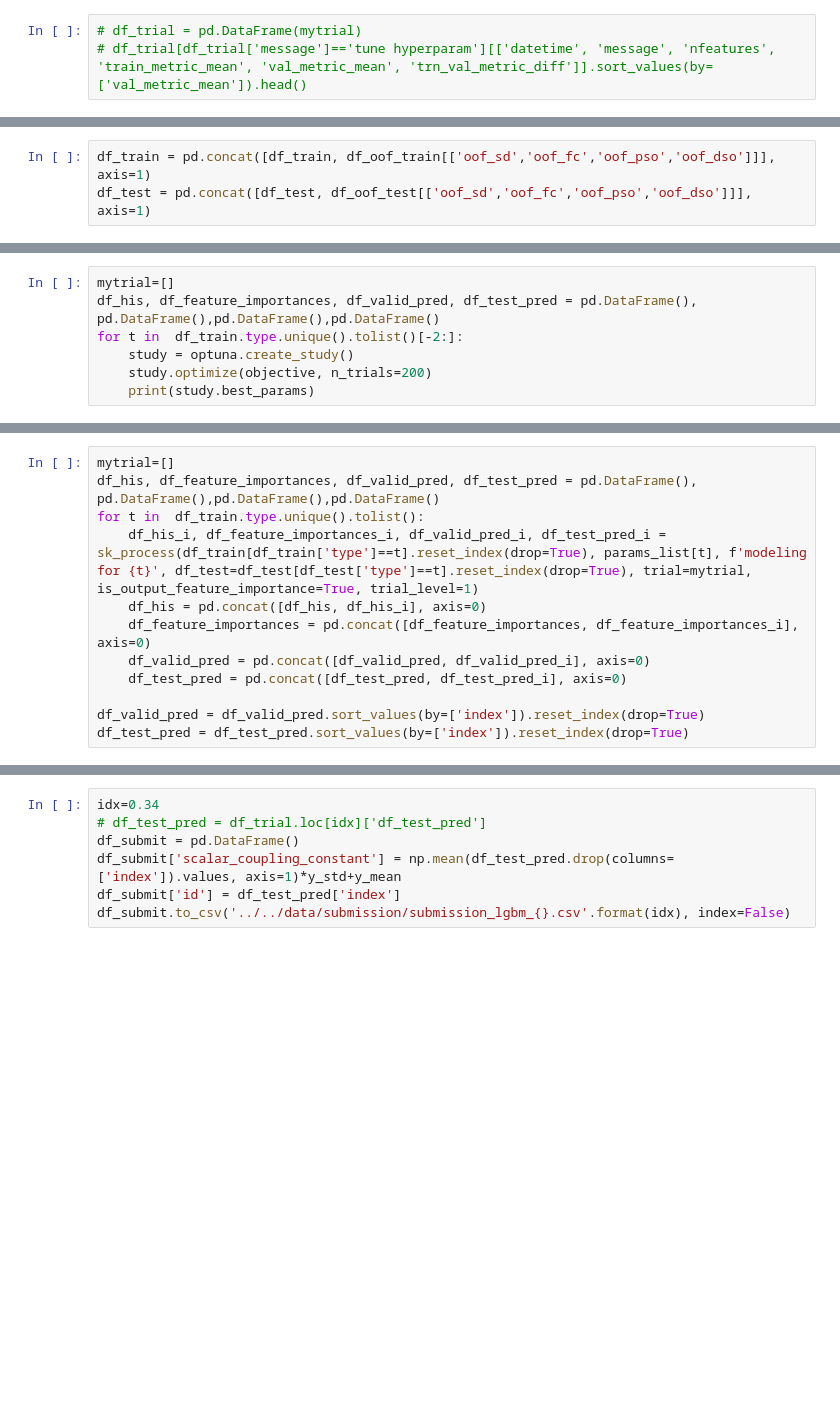
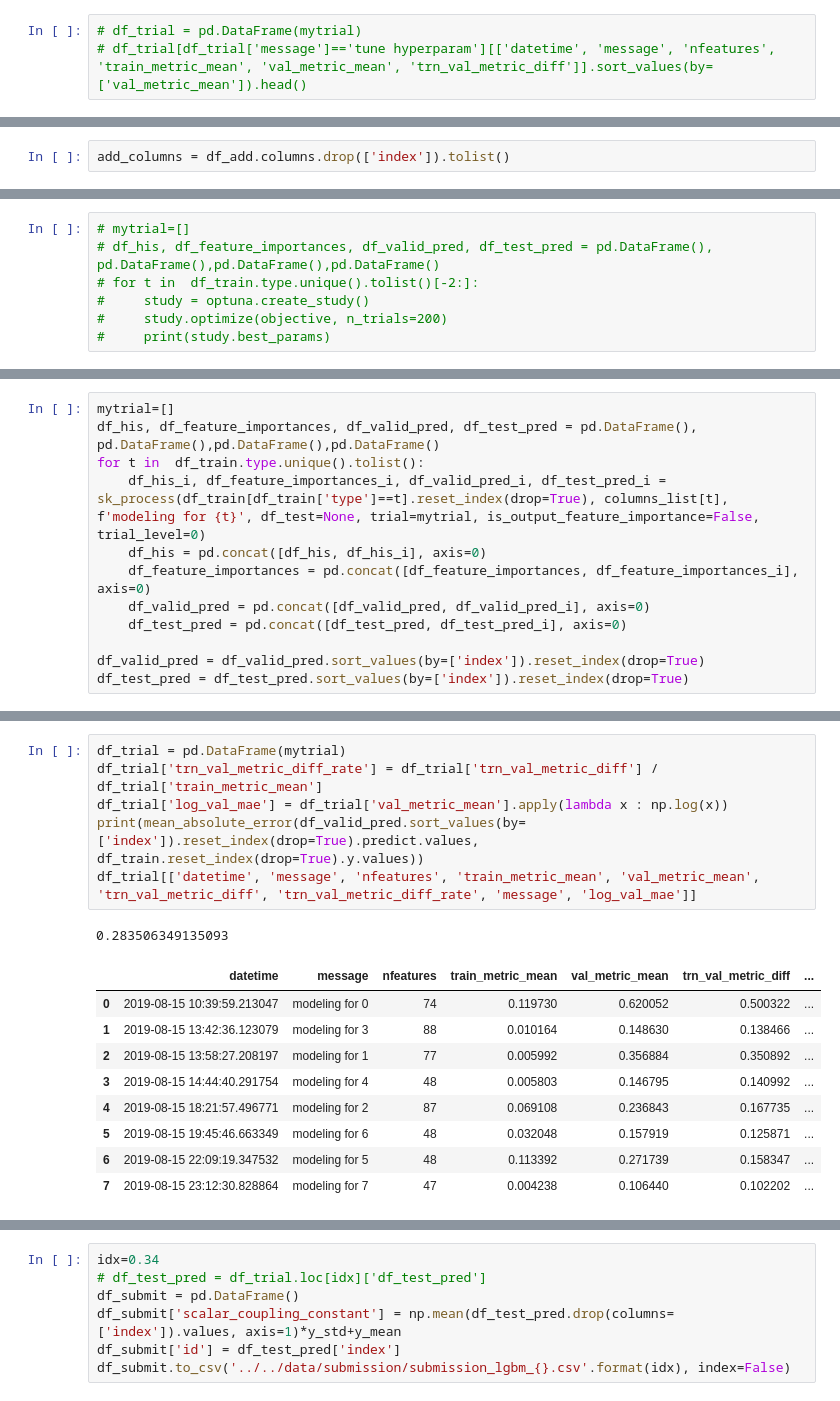
Before and after one commit to arhow/MolecularProperties, a Jupyter notebook: molecularproperties/select_features/process-queue-oof-scalar_coupling_constant2.ipynb, the cells around one changed output, grey strips where cells are left out. Drawn from its saved outputs; the diff is of its cells as text; blank space fills up the shorter version.

```diff
--- a/molecularproperties/select_features/process-queue-oof-scalar_coupling_constant2.ipynb
+++ b/molecularproperties/select_features/process-queue-oof-scalar_coupling_constant2.ipynb
@@ -269 +415,3 @@ oof_file_folder =  '../../data/oof'
+# %%
+add_columns = df_add.columns.drop(['index']).tolist()
 # %%
@@ -280,3 +432,0 @@ for f in [f for f in os.listdir(oof_file_folder) if f.startswith('lgbm')]:
-# %%
-df_train = pd.concat([df_train, df_oof_train[['oof_sd','oof_fc','oof_pso','oof_dso']]], axis=1)
-df_test = pd.concat([df_test, df_oof_test[['oof_sd','oof_fc','oof_pso','oof_dso']]], axis=1)
@@ -292,7 +444,7 @@ columns_list = [{'columns': ['oof_fc','cos_center1', 'adC3', 'dist_H_4_y', 'inv_
 # %%
-mytrial=[]
-df_his, df_feature_importances, df_valid_pred, df_test_pred = pd.DataFrame(), pd.DataFrame(),pd.DataFrame(),pd.DataFrame()
-for t in  df_train.type.unique().tolist()[-2:]:
-    study = optuna.create_study()
-    study.optimize(objective, n_trials=200)
-    print(study.best_params)
+# mytrial=[]
+# df_his, df_feature_importances, df_valid_pred, df_test_pred = pd.DataFrame(), pd.DataFrame(),pd.DataFrame(),pd.DataFrame()
+# for t in  df_train.type.unique().tolist()[-2:]:
+#     study = optuna.create_study()
+#     study.optimize(objective, n_trials=200)
+#     print(study.best_params)
@@ -353,7 +468,7 @@ for param, model_init in zip(columns_list, param_model_init_list):
 mytrial=[]
 df_his, df_feature_importances, df_valid_pred, df_test_pred = pd.DataFrame(), pd.DataFrame(),pd.DataFrame(),pd.DataFrame()
 for t in  df_train.type.unique().tolist():
-    df_his_i, df_feature_importances_i, df_valid_pred_i, df_test_pred_i =  sk_process(df_train[df_train['type']==t].reset_index(drop=True), params_list[t], f'modeling for {t}', df_test=df_test[df_test['type']==t].reset_index(drop=True), trial=mytrial, is_output_feature_importance=True, trial_level=1)
+    df_his_i, df_feature_importances_i, df_valid_pred_i, df_test_pred_i =  sk_process(df_train[df_train['type']==t].reset_index(drop=True), columns_list[t], f'modeling for {t}', df_test=None, trial=mytrial, is_output_feature_importance=False, trial_level=0)
     df_his = pd.concat([df_his, df_his_i], axis=0)
     df_feature_importances = pd.concat([df_feature_importances, df_feature_importances_i], axis=0)
     df_valid_pred = pd.concat([df_valid_pred, df_valid_pred_i], axis=0)
@@ -364 +489,18 @@ df_test_pred = df_test_pred.sort_values(by=['index']).reset_index(drop=True)
+# %%
+df_trial = pd.DataFrame(mytrial)
+df_trial['trn_val_metric_diff_rate'] = df_trial['trn_val_metric_diff'] / df_trial['train_metric_mean']
+df_trial['log_val_mae'] = df_trial['val_metric_mean'].apply(lambda x : np.log(x))
+print(mean_absolute_error(df_valid_pred.sort_values(by=['index']).reset_index(drop=True).predict.values, df_train.reset_index(drop=True).y.values))
+df_trial[['datetime', 'message', 'nfeatures', 'train_metric_mean', 'val_metric_mean', 'trn_val_metric_diff', 'trn_val_metric_diff_rate', 'message', 'log_val_mae']]
+# %% [output]
+0.283506349135093
+|  | datetime | message | nfeatures | train_metric_mean | val_metric_mean | trn_val_metric_diff | ... |
+| 0 | 2019-08-15 10:39:59.213047 | modeling for 0 | 74 | 0.119730 | 0.620052 | 0.500322 | ... |
+| 1 | 2019-08-15 13:42:36.123079 | modeling for 3 | 88 | 0.010164 | 0.148630 | 0.138466 | ... |
+| 2 | 2019-08-15 13:58:27.208197 | modeling for 1 | 77 | 0.005992 | 0.356884 | 0.350892 | ... |
+| 3 | 2019-08-15 14:44:40.291754 | modeling for 4 | 48 | 0.005803 | 0.146795 | 0.140992 | ... |
+| 4 | 2019-08-15 18:21:57.496771 | modeling for 2 | 87 | 0.069108 | 0.236843 | 0.167735 | ... |
+| 5 | 2019-08-15 19:45:46.663349 | modeling for 6 | 48 | 0.032048 | 0.157919 | 0.125871 | ... |
+| 6 | 2019-08-15 22:09:19.347532 | modeling for 5 | 48 | 0.113392 | 0.271739 | 0.158347 | ... |
+| 7 | 2019-08-15 23:12:30.828864 | modeling for 7 | 47 | 0.004238 | 0.106440 | 0.102202 | ... |
 # %%
```
Also changed, not shown: parts of 18 cells of this notebook.
